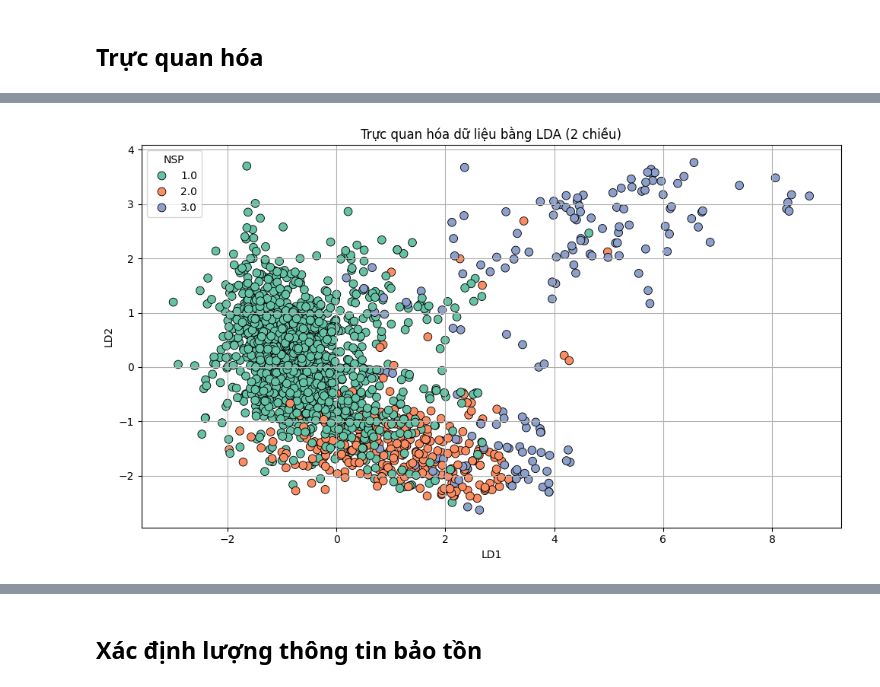
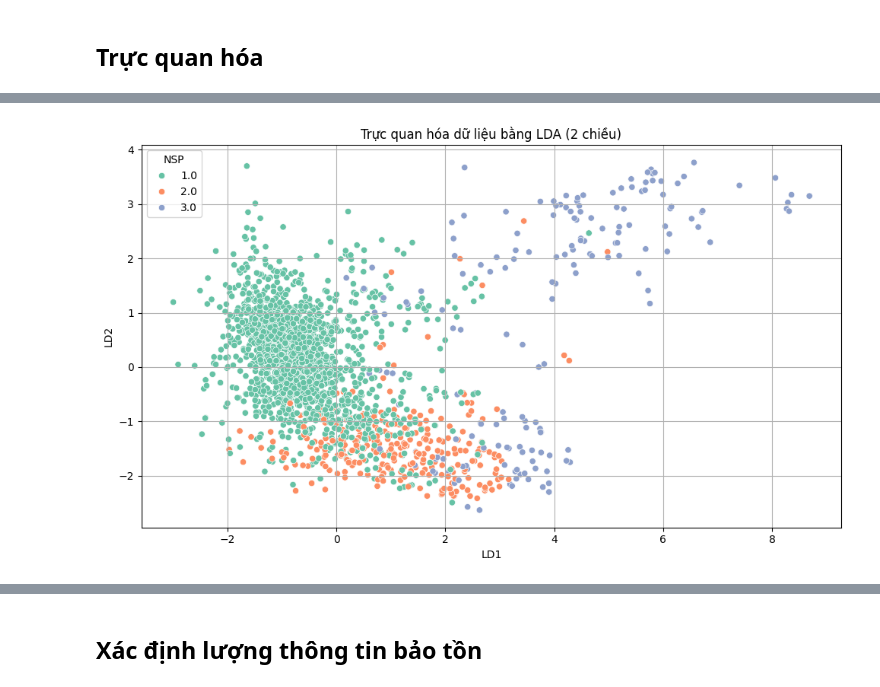
Before and after one commit to VuVanTien03/machine-learning, a Jupyter notebook: notebook/dimension_reduction/lda.ipynb, the cells around one changed output, grey strips where cells are left out. Cells and saved outputs as stored; diff of their text form; code cells hidden in the pictures.

```diff
--- a/notebook/dimension_reduction/lda.ipynb
+++ b/notebook/dimension_reduction/lda.ipynb
@@ -26,19 +39,19 @@ X_lda = lda.fit_transform(X_scaled, y)
 # %%
 import matplotlib.pyplot as plt
 import seaborn as sns
 
 lda_df = pd.DataFrame(X_lda, columns=['LD1', 'LD2'])
 lda_df['NSP'] = y.values
 
 plt.figure(figsize=(10, 6))
-sns.scatterplot(data=lda_df, x='LD1', y='LD2', hue='NSP', palette='Set2', s=60, edgecolor='k')
+sns.scatterplot(data=lda_df, x='LD1', y='LD2', hue='NSP', palette='Set2')
 plt.title("Trực quan hóa dữ liệu bằng LDA (2 chiều)")
 plt.legend(title='NSP')
 plt.grid(True)
 plt.tight_layout()
 plt.show()
 # %% [output]
-[figure, old version]
+[figure, new version]
 # %%
 plt.figure(figsize=(8, 5))
 sns.stripplot(x='NSP', y='LD1', data=lda_df, palette='Set2', jitter=True, size=5, alpha=0.7)
```
Also changed, not shown: parts of 4 cells of this notebook, 2 other files.
